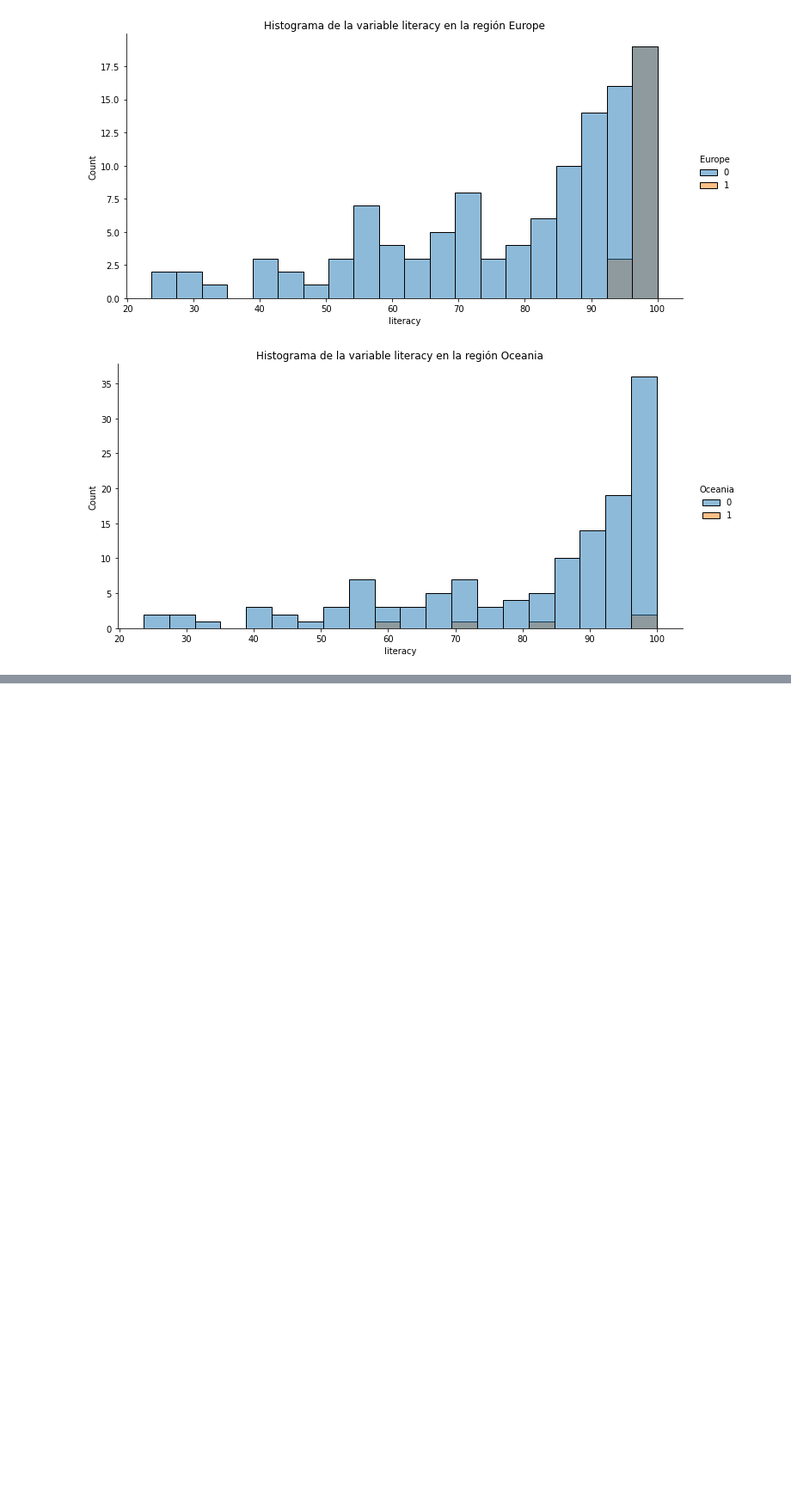
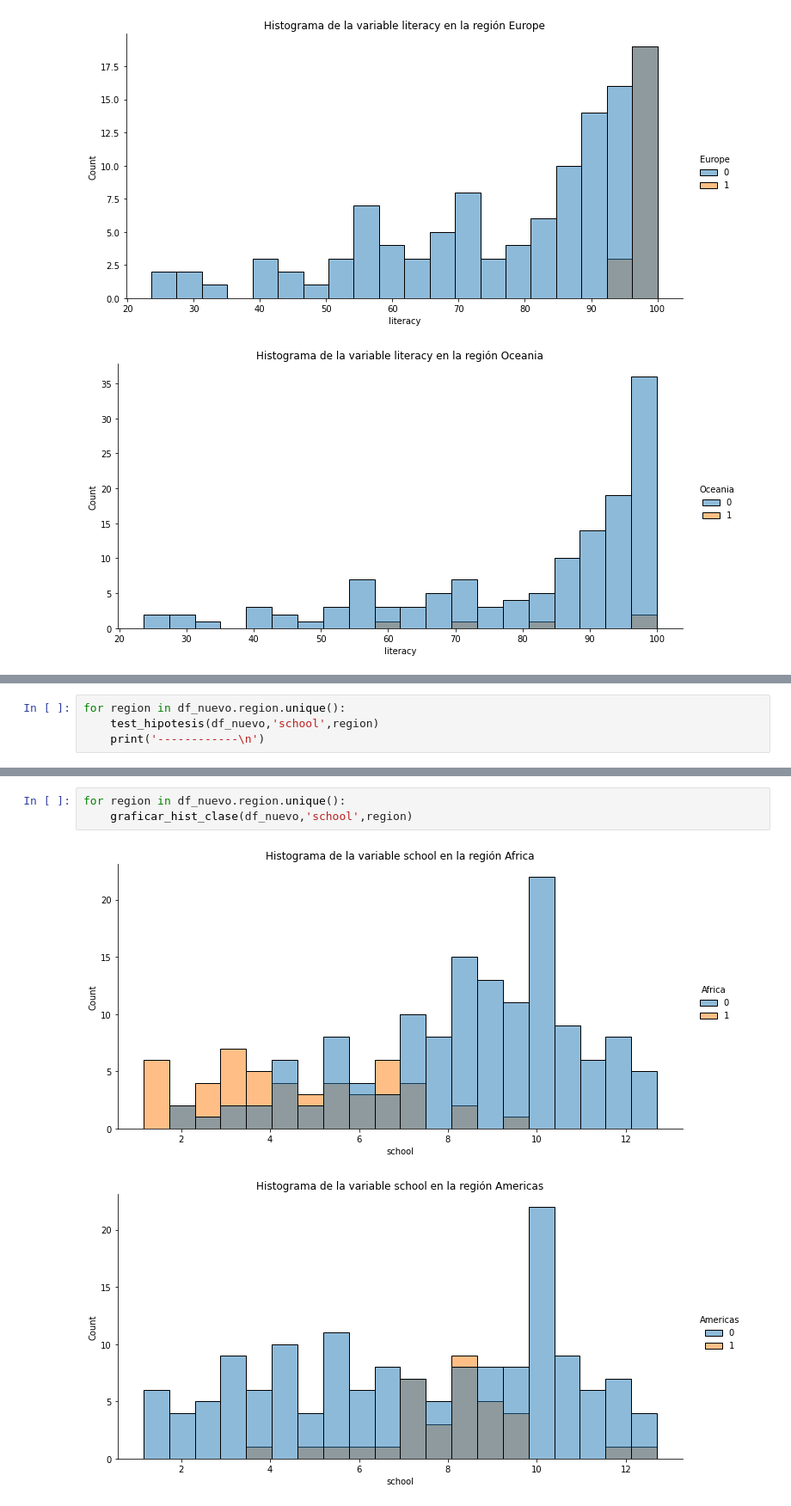
Before and after one commit to tomaspemora/desafio-latam-tareas-BA-TP, a Jupyter notebook: fundamentos_data_science/Desafio_Evaluado_4/desafio_ev.ipynb, the cells around one changed output, grey strips where cells are left out. Shown at 86% size. Cells and saved outputs as stored; diff of their text form; blank space fills up the shorter version.

```diff
--- a/fundamentos_data_science/Desafio_Evaluado_4/desafio_ev.ipynb
+++ b/fundamentos_data_science/Desafio_Evaluado_4/desafio_ev.ipynb
@@ -204,0 +210,4 @@ La región de África y Europa, si bien son opuestos en su grado de alfabetismo,
+# %%
+for region in df_nuevo.region.unique():
+    test_hipotesis(df_nuevo,'school',region)
+    print('------------\n')
@@ -204,0 +232,6 @@ La región de África y Europa, si bien son opuestos en su grado de alfabetismo,
+# %%
+for region in df_nuevo.region.unique():
+    graficar_hist_clase(df_nuevo,'school',region)
+# %% [output]
+[figure, added]
+[figure, added]
```
Also changed, not shown: parts of 14 cells of this notebook.
